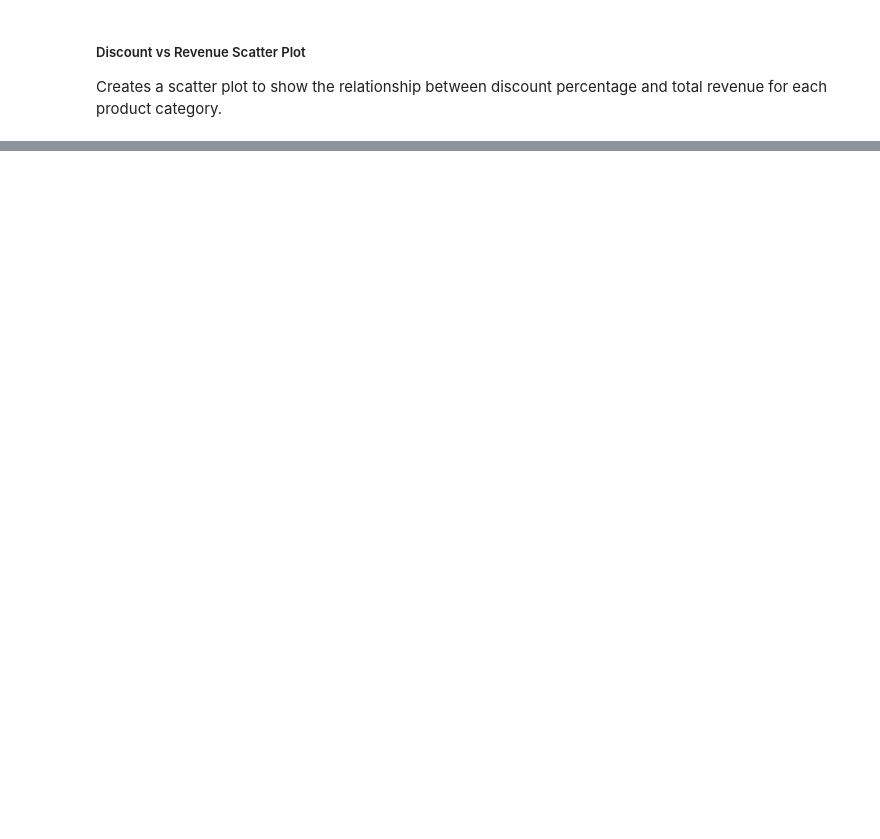
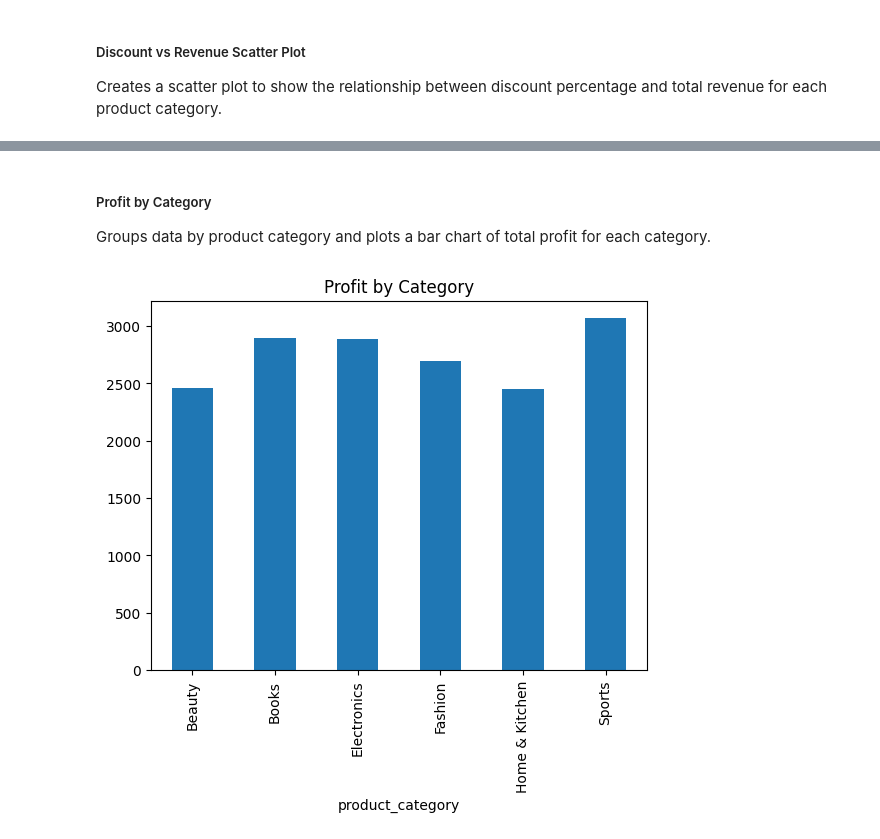
Before and after one commit to parmarriya195-dotcom/amazon-sales-analysis, a Jupyter notebook: final_project.ipynb, the cells around one changed output, grey strips where cells are left out. Drawn from its saved outputs; the diff is of its cells as text; code cells hidden in the pictures; blank space fills up the shorter version.

```diff
--- a/final_project.ipynb
+++ b/final_project.ipynb
@@ -396,0 +226,11 @@ plt.show()
+# %% [markdown]
+##### Profit by Category
+Groups data by product category and plots a bar chart of total profit for each category.
+# %%
+profit_category = df.groupby("product_category")["profit"].sum()
+
+profit_category.plot(kind="bar")
+plt.title("Profit by Category")
+plt.show()
+# %% [output]
+[figure, added]
```
Also changed, not shown: parts of 45 cells of this notebook.
